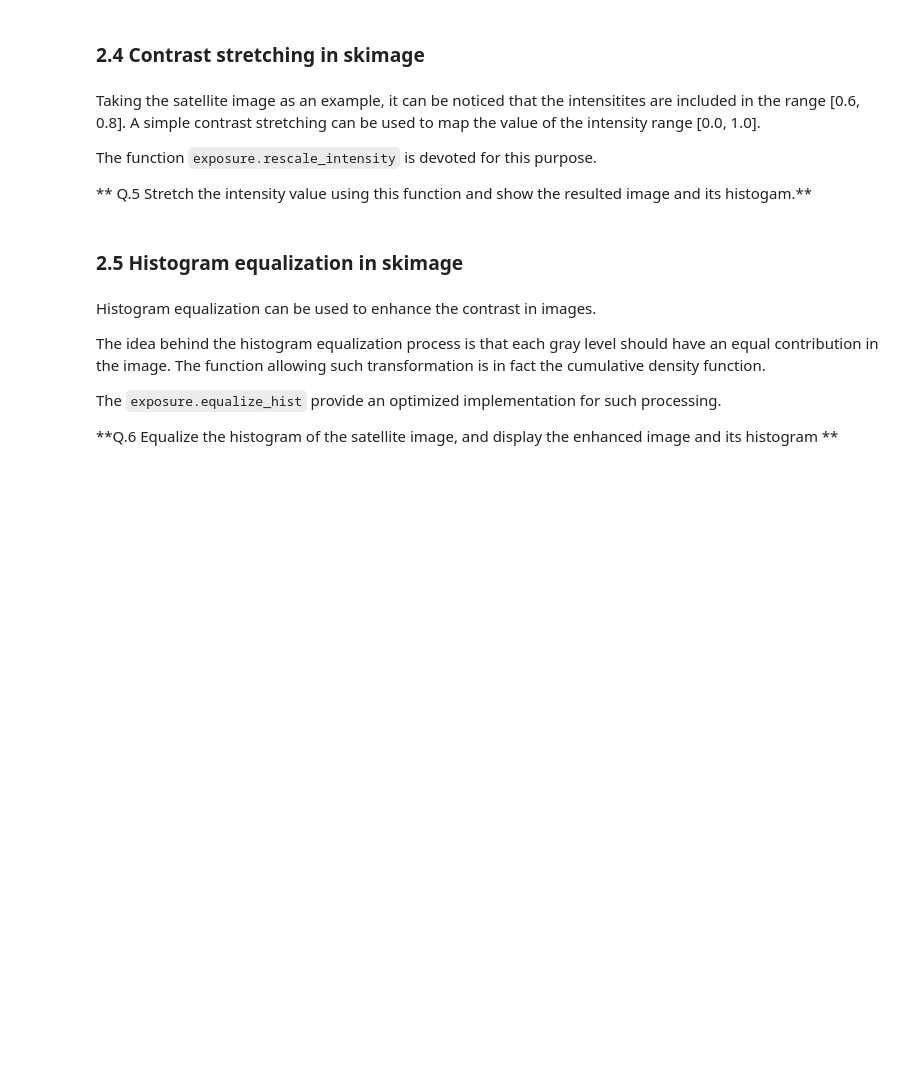
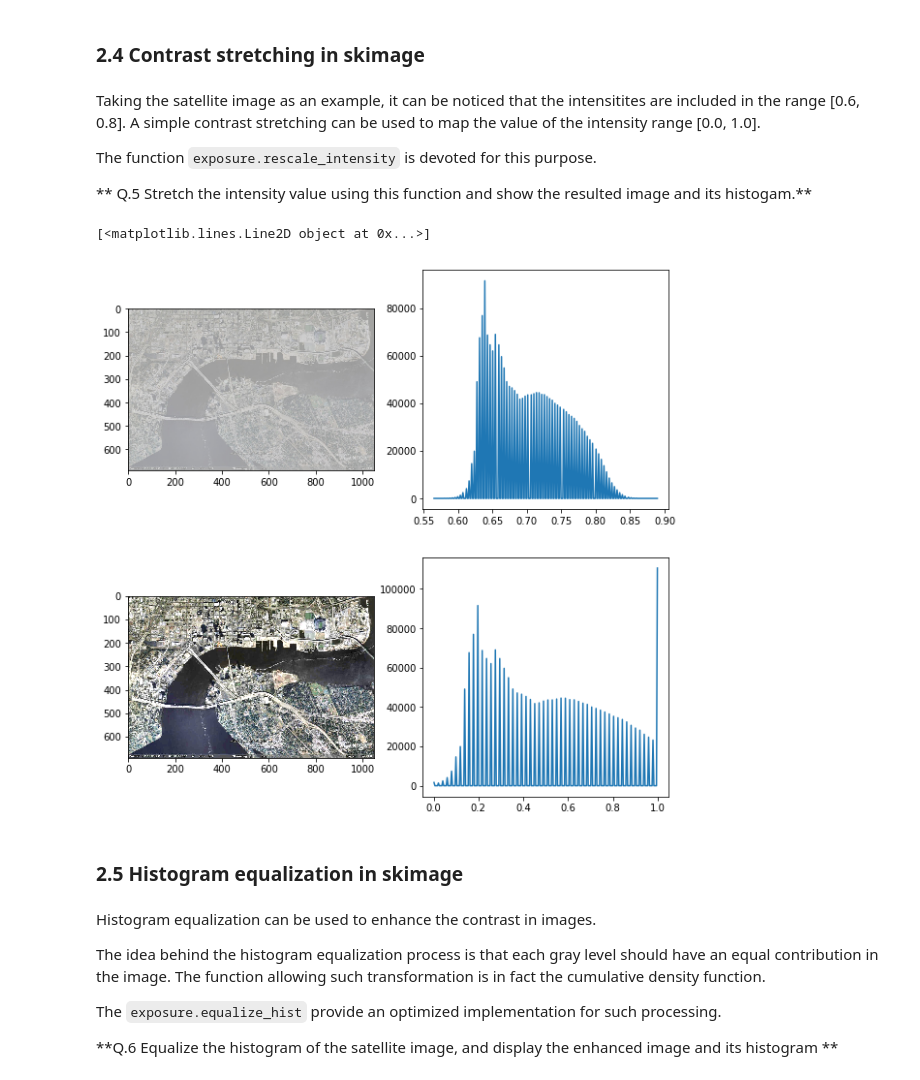
Before and after one commit to amjadkhan9686/B31XB-IIP-TP-1718, a Jupyter notebook: 2-image-enhancement/2-enhancement.ipynb, the cells around one changed output. Cells and saved outputs as stored; diff of their text form; code cells hidden in the pictures; blank space fills up the shorter version.

```diff
--- a/2-image-enhancement/2-enhancement.ipynb
+++ b/2-image-enhancement/2-enhancement.ipynb
@@ -206,6 +227,28 @@ Taking the satellite image as an example, it can be noticed that the intensitite
 The function `exposure.rescale_intensity` is devoted for this purpose.
 
 ** Q.5 Stretch the intensity value using this function and show the resulted image and its histogam.**
+# %%
+img_path = './images/'
+img_name2 = 'satellite.jpg'
+sat_im = io.imread(img_path.__add__(img_name2))
+
+fig, axes = plt.subplots(nrows=2, ncols=2, figsize=(10, 10))
+ax0, ax1, ax2, ax3 = axes.ravel()
+
+#Original Image
+sat_float_im = img_as_float(sat_im)
+exp_bins, cent_exp = exposure.histogram(sat_float_im,256)
+ax0.imshow(sat_float_im)
+ax1.plot(cent_exp,exp_bins)
+
+#Intensity Stretching for Image Enhancement
+sat_enhanced_inStr = exposure.rescale_intensity(sat_float_im, in_range = (0.6, 0.8))
+exp_bins, cent_exp = exposure.histogram(sat_enhanced_inStr,256)
+ax2.imshow(sat_enhanced_inStr)
+ax3.plot(cent_exp,exp_bins)
+# %% [output]
+[<matplotlib.lines.Line2D object at 0x...>]
+[figure, added]
 # %% [markdown]
 ### 2.5 Histogram equalization in skimage
 # %% [markdown]
```
Also changed, not shown: parts of 8 cells of this notebook, 2 other files.
